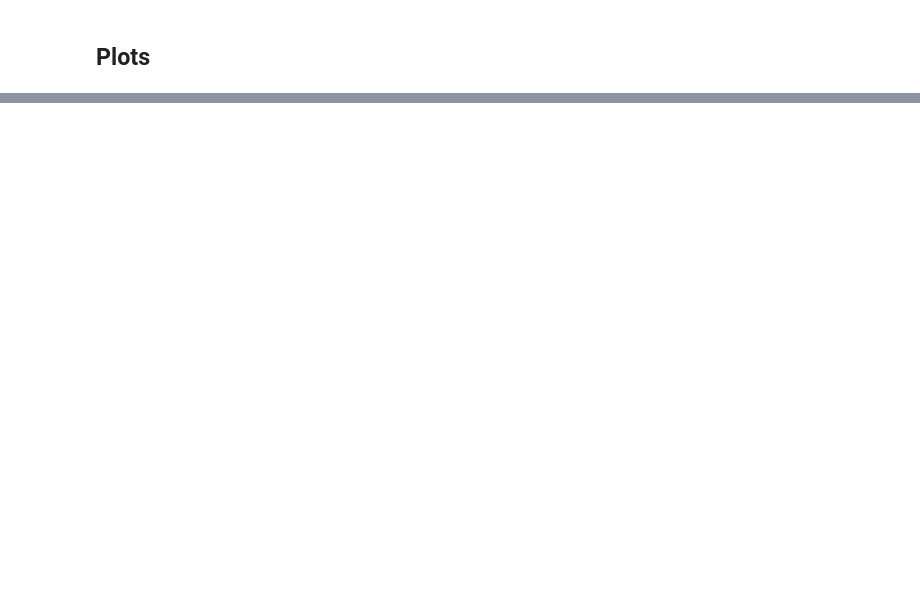
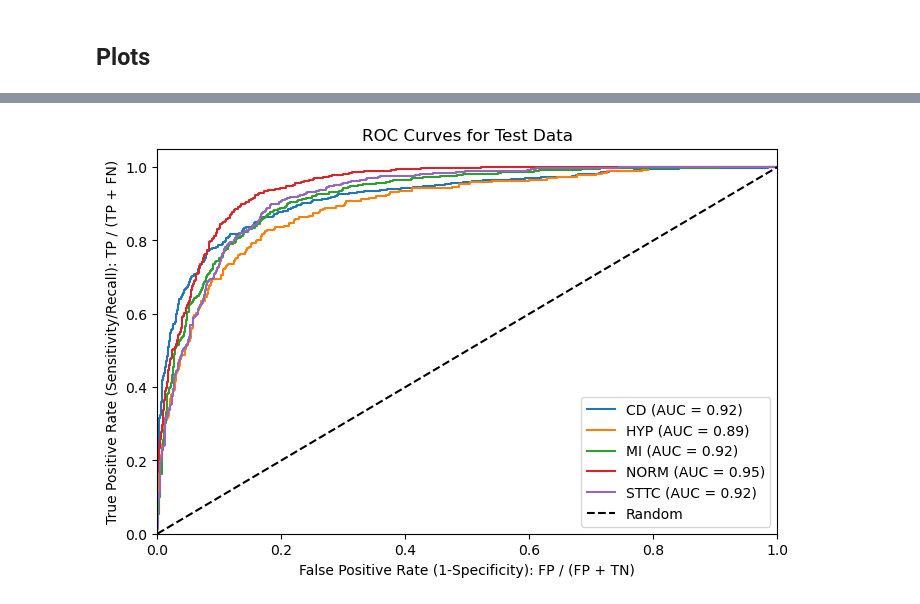
Before and after one commit to AliceKitchkin/ECG_Classification, a Jupyter notebook: ecg_benchmarking_repo/code/ecg_classification.ipynb, the cells around one changed output, grey strips where cells are left out. Cells and saved outputs as stored; diff of their text form; code cells hidden in the pictures; blank space fills up the shorter version.

```diff
--- a/ecg_benchmarking_repo/code/ecg_classification.ipynb
+++ b/ecg_benchmarking_repo/code/ecg_classification.ipynb
@@ -456,0 +650,9 @@ plt.show()
+# %%
+auc_scores_test = plot_roc_curves(
+    y_true=y_test,
+    y_pred_prob=y_test_pred,
+    class_names=class_names,
+    title="ROC Curves for Test Data"
+)
+# %% [output]
+[figure, added]
```
Also changed, not shown: parts of 35 cells of this notebook, 15 other files.
